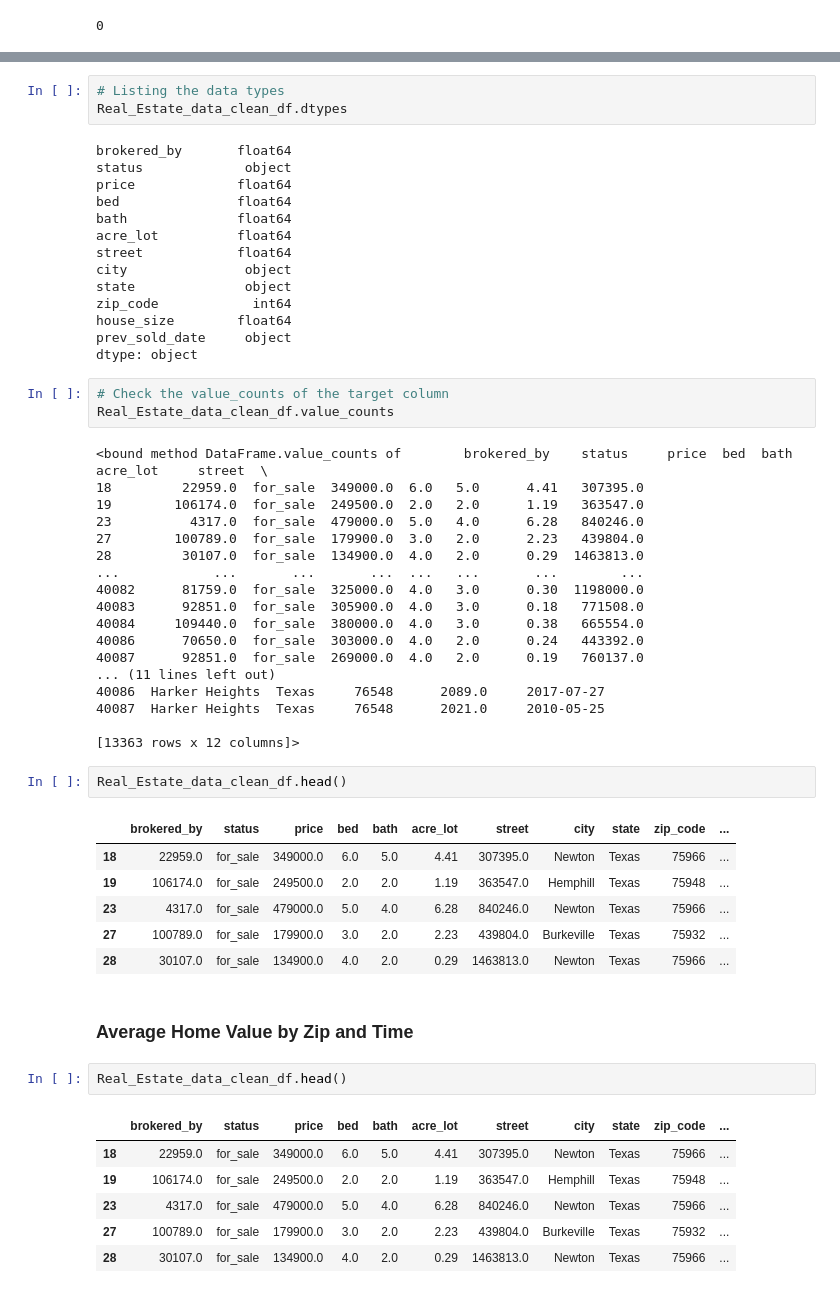
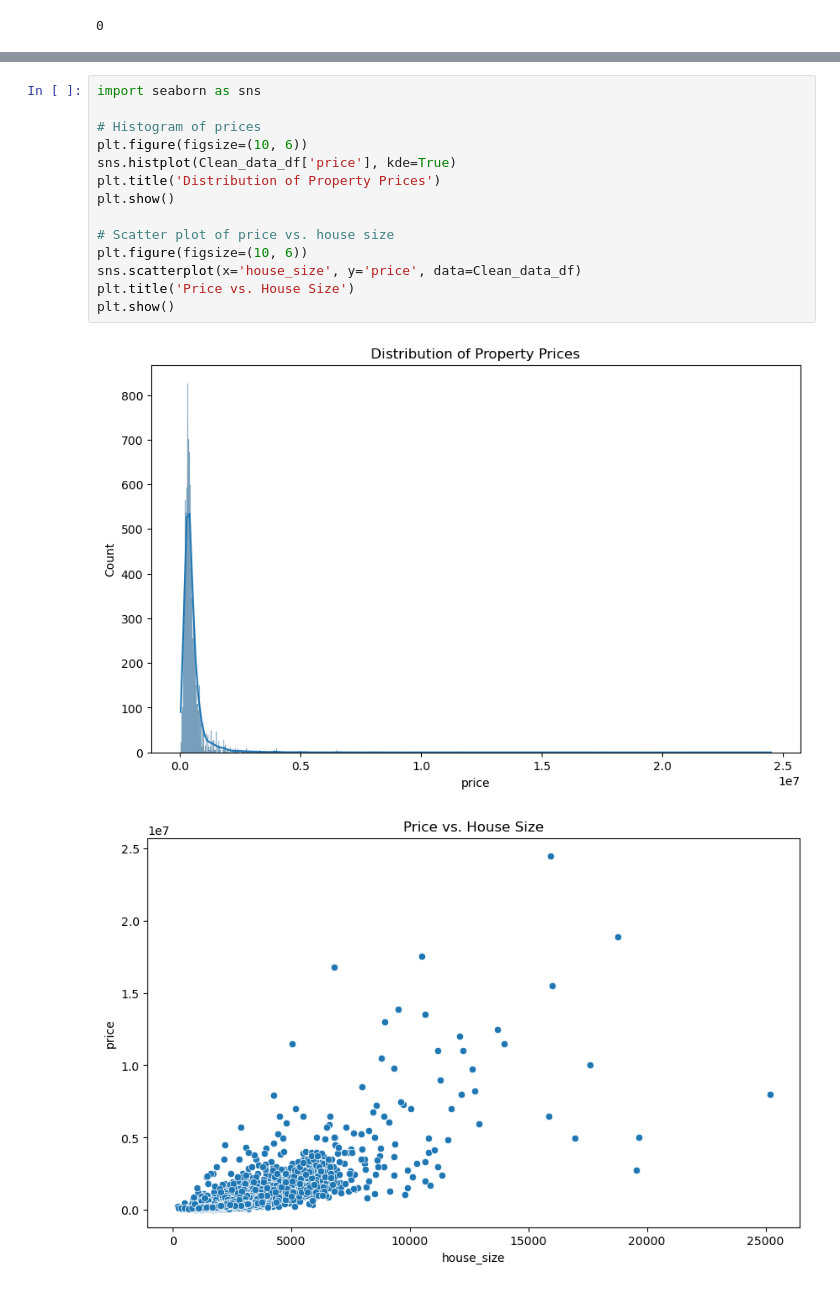
Before and after one commit to trentlerma/groupthreeproject, a Jupyter notebook: Project 2.ipynb, the cells around one changed output, grey strips where cells are left out. Saved outputs shown, nothing was run; the diff lists cells and outputs as text.

```diff
--- a/Project 2.ipynb
+++ b/Project 2.ipynb
@@ -119,58 +167,17 @@ Real_Estate_data_clean_df.head()
-# %%
-# Listing the data types
-Real_Estate_data_clean_df.dtypes
-# %% [output]
-brokered_by       float64
-status             object
-price             float64
-bed               float64
-bath              float64
-acre_lot          float64
-street            float64
-city               object
-state              object
-zip_code            int64
-house_size        float64
-prev_sold_date     object
-dtype: object
-# %%
-# Check the value_counts of the target column
-Real_Estate_data_clean_df.value_counts
-# %% [output]
-<bound method DataFrame.value_counts of        brokered_by    status     price  bed  bath  acre_lot     street  \
-18         22959.0  for_sale  349000.0  6.0   5.0      4.41   307395.0
-19        106174.0  for_sale  249500.0  2.0   2.0      1.19   363547.0
-23          4317.0  for_sale  479000.0  5.0   4.0      6.28   840246.0
-27        100789.0  for_sale  179900.0  3.0   2.0      2.23   439804.0
-28         30107.0  for_sale  134900.0  4.0   2.0      0.29  1463813.0
-...            ...       ...       ...  ...   ...       ...        ...
-40082      81759.0  for_sale  325000.0  4.0   3.0      0.30  1198000.0
-40083      92851.0  for_sale  305900.0  4.0   3.0      0.18   771508.0
-40084     109440.0  for_sale  380000.0  4.0   3.0      0.38   665554.0
-40086      70650.0  for_sale  303000.0  4.0   2.0      0.24   443392.0
-40087      92851.0  for_sale  269000.0  4.0   2.0      0.19   760137.0
-... (11 lines left out)
-40086  Harker Heights  Texas     76548      2089.0     2017-07-27
-40087  Harker Heights  Texas     76548      2021.0     2010-05-25
-
-[13363 rows x 12 columns]>
-# %%
-Real_Estate_data_clean_df.head()
-# %% [output]
-|  | brokered_by | status | price | bed | bath | acre_lot | street | city | state | zip_code | ... |
-| 18 | 22959.0 | for_sale | 349000.0 | 6.0 | 5.0 | 4.41 | 307395.0 | Newton | Texas | 75966 | ... |
-| 19 | 106174.0 | for_sale | 249500.0 | 2.0 | 2.0 | 1.19 | 363547.0 | Hemphill | Texas | 75948 | ... |
-| 23 | 4317.0 | for_sale | 479000.0 | 5.0 | 4.0 | 6.28 | 840246.0 | Newton | Texas | 75966 | ... |
-| 27 | 100789.0 | for_sale | 179900.0 | 3.0 | 2.0 | 2.23 | 439804.0 | Burkeville | Texas | 75932 | ... |
-| 28 | 30107.0 | for_sale | 134900.0 | 4.0 | 2.0 | 0.29 | 1463813.0 | Newton | Texas | 75966 | ... |
-# %% [markdown]
-### Average Home Value by Zip and Time ###
-# %%
-Real_Estate_data_clean_df.head()
-# %% [output]
-|  | brokered_by | status | price | bed | bath | acre_lot | street | city | state | zip_code | ... |
-| 18 | 22959.0 | for_sale | 349000.0 | 6.0 | 5.0 | 4.41 | 307395.0 | Newton | Texas | 75966 | ... |
-| 19 | 106174.0 | for_sale | 249500.0 | 2.0 | 2.0 | 1.19 | 363547.0 | Hemphill | Texas | 75948 | ... |
-| 23 | 4317.0 | for_sale | 479000.0 | 5.0 | 4.0 | 6.28 | 840246.0 | Newton | Texas | 75966 | ... |
-| 27 | 100789.0 | for_sale | 179900.0 | 3.0 | 2.0 | 2.23 | 439804.0 | Burkeville | Texas | 75932 | ... |
-| 28 | 30107.0 | for_sale | 134900.0 | 4.0 | 2.0 | 0.29 | 1463813.0 | Newton | Texas | 75966 | ... |
+# %%
+import seaborn as sns
+
+# Histogram of prices
+plt.figure(figsize=(10, 6))
+sns.histplot(Clean_data_df['price'], kde=True)
+plt.title('Distribution of Property Prices')
+plt.show()
+
+# Scatter plot of price vs. house size
+plt.figure(figsize=(10, 6))
+sns.scatterplot(x='house_size', y='price', data=Clean_data_df)
+plt.title('Price vs. House Size')
+plt.show()
+# %% [output]
+[figure, added]
+[figure, added]
```
Also changed, not shown: parts of 21 cells of this notebook, 1 other file.
